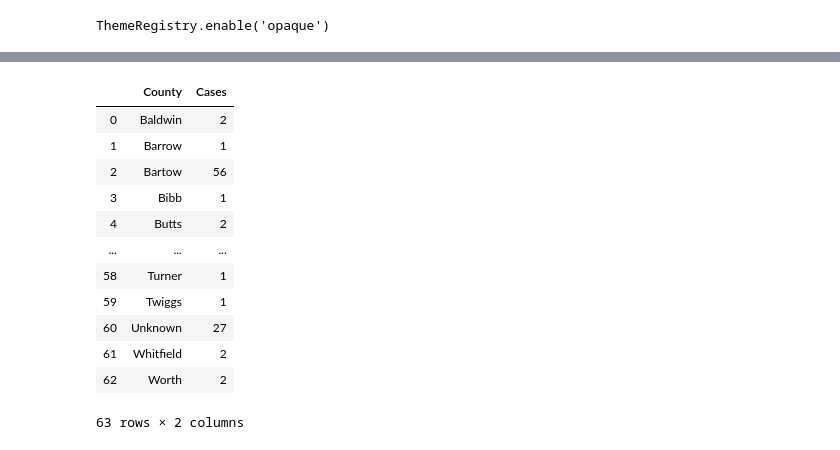
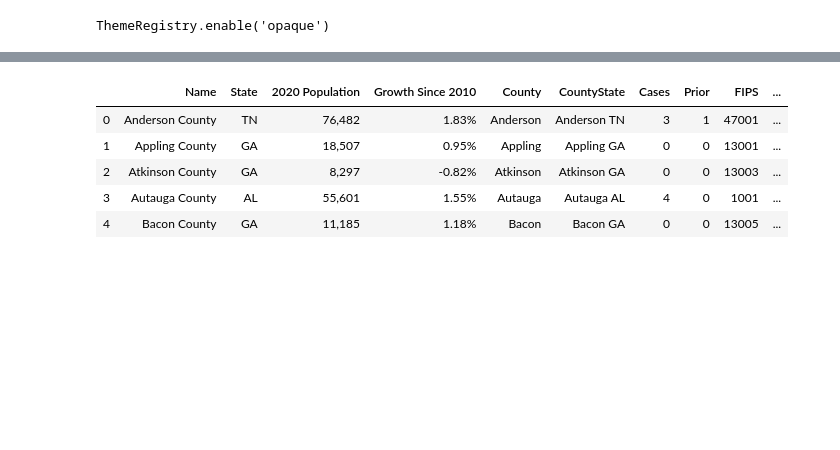
Before and after one commit to hjhuney/Covid-19, a Jupyter notebook: CovidMaps.ipynb, the cells around one changed output, grey strips where cells are left out. Cells and saved outputs as stored; diff of their text form; code cells hidden in the pictures; blank space fills up the shorter version.

```diff
--- a/CovidMaps.ipynb
+++ b/CovidMaps.ipynb
@@ -43,17 +56 @@ ga_covid.head()
-# %%
-ga_covid
-# %% [output]
-|  | County | Cases |
-| 0 | Baldwin | 2 |
-| 1 | Barrow | 1 |
-| 2 | Bartow | 56 |
-| 3 | Bibb | 1 |
-| 4 | Butts | 2 |
-| ... | ... | ... |
-| 58 | Turner | 1 |
-| 59 | Twiggs | 1 |
-| 60 | Unknown | 27 |
-| 61 | Whitfield | 2 |
-| 62 | Worth | 2 |
-63 rows × 2 columns
 # %%
@@ -70,3 +76,12 @@ df.CasesPer100K =  df.CasesPer100K.fillna(0)
+# %%
+df.head(5)
+# %% [output]
+|  | Name | State | 2020 Population | Growth Since 2010 | County | CountyState | Cases | Prior | FIPS | ... |
+| 0 | Anderson County | TN | 76,482 | 1.83% | Anderson | Anderson TN | 3 | 1 | 47001 | ... |
+| 1 | Appling County | GA | 18,507 | 0.95% | Appling | Appling GA | 0 | 0 | 13001 | ... |
+| 2 | Atkinson County | GA | 8,297 | -0.82% | Atkinson | Atkinson GA | 0 | 0 | 13003 | ... |
+| 3 | Autauga County | AL | 55,601 | 1.55% | Autauga | Autauga AL | 4 | 0 | 1001 | ... |
+| 4 | Bacon County | GA | 11,185 | 1.18% | Bacon | Bacon GA | 0 | 0 | 13005 | ... |
 # %%
 df.sort_values(by=['CasesPer100K'], inplace=True, ascending=False)
 df.head(50)
```
Also changed, not shown: parts of 14 cells of this notebook, 1 other file.
